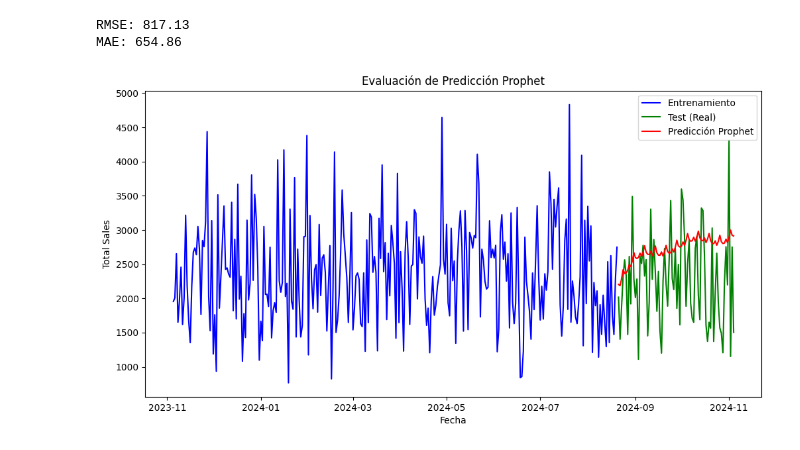
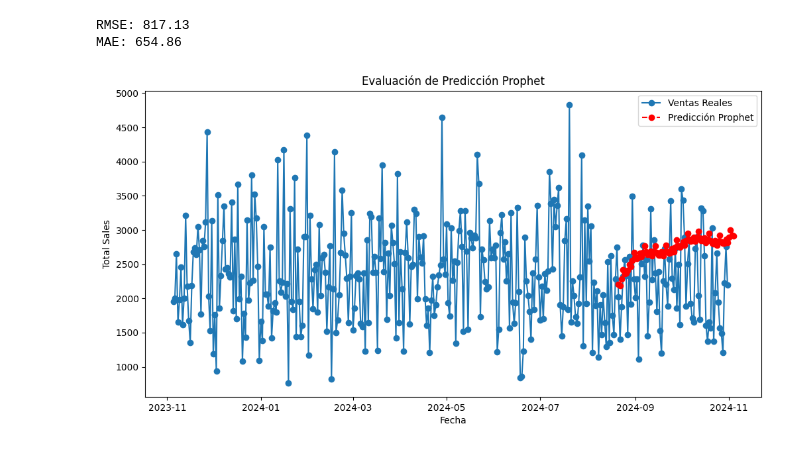
Before and after one commit to abdonrb/proyecto-ml, a Jupyter notebook: ML/models/trained/Time_series_prophet.ipynb, the cells around one changed output. Cells and saved outputs as stored; diff of their text form; code cells hidden in the pictures.

```diff
--- a/ML/models/trained/Time_series_prophet.ipynb
+++ b/ML/models/trained/Time_series_prophet.ipynb
@@ -183,18 +186,19 @@ evaluar_modelo('Prophet',y_pred=forecast_test['yhat'],y_test=test['y'])
 # %% [output]
 RMSE: 817.13
 MAE: 654.86
+# %%
+df_daily.drop(df_daily[(df_daily['ds'].dt.month == 11) & (df_daily['ds'].dt.year == 2024)].index,axis=0,inplace=True)
 # %%
 plt.figure(figsize=(12, 6))
-plt.plot(train['ds'], train['y'], label="Entrenamiento", color="blue")
-plt.plot(test['ds'], test['y'], label="Test (Real)", color="green")
-plt.plot(forecast_test['ds'], forecast_test['yhat'], label="Predicción Prophet", color="red")
+plt.plot(df_daily['ds'], df_daily['y'], label="Ventas Reales", marker='o')
+plt.plot(forecast_test['ds'], forecast_test['yhat'], label="Predicción Prophet",linestyle='dashed', marker='o', color='red')
 plt.xlabel("Fecha")
 plt.ylabel("Total Sales")
 plt.title("Evaluación de Predicción Prophet")
 plt.legend()
 plt.show()
 # %% [output]
-[figure, old version]
+[figure, new version]
 # %%
 a = pd.read_csv(r'..\..\data\processed\Resultados_1.csv',index_col=False)
 # %%
```
Also changed, not shown: parts of 5 cells of this notebook, 1 other file.
